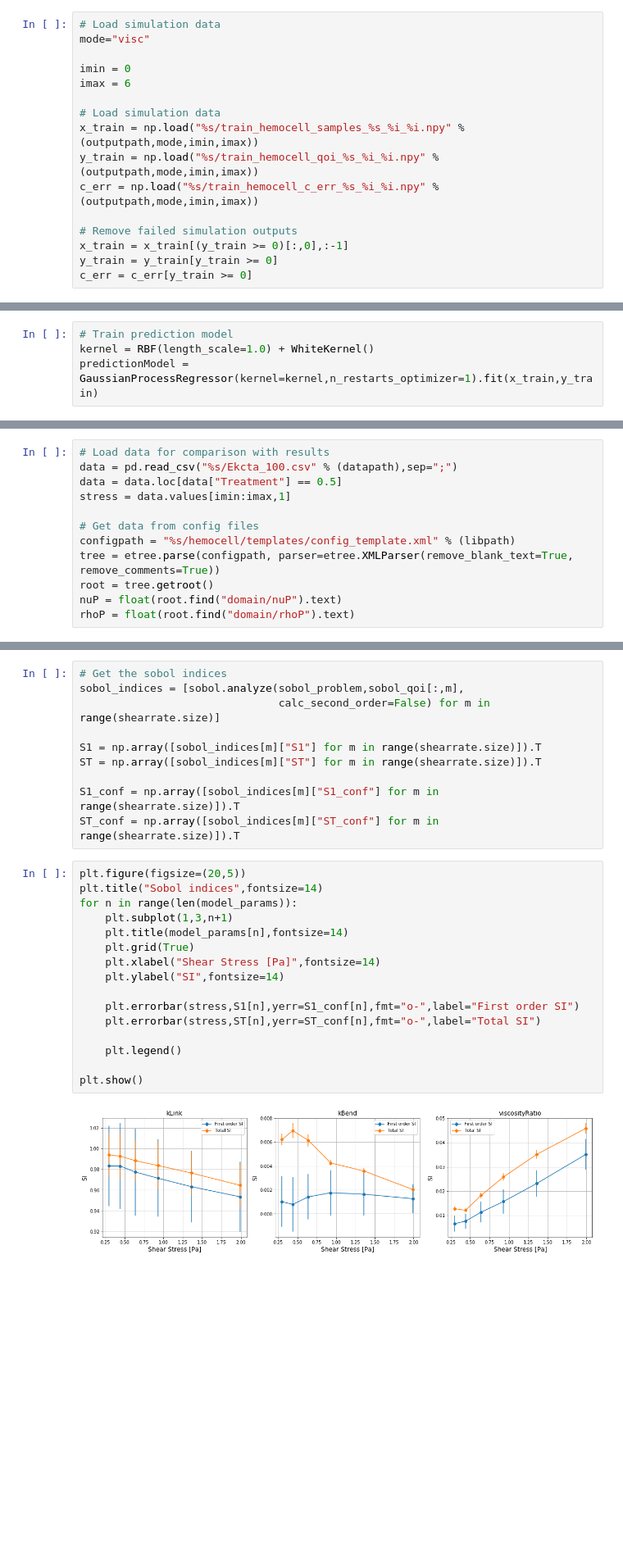
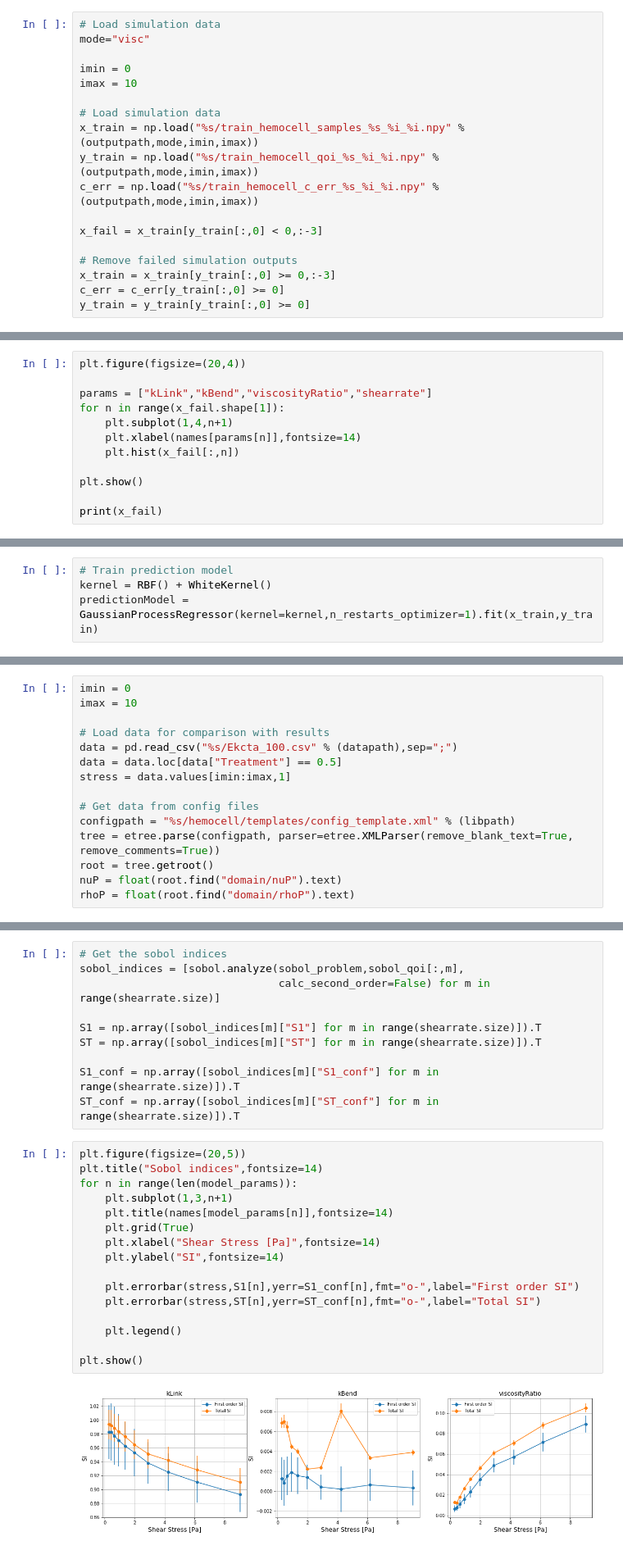
Before and after one commit to devrieskevin/IUQ-Project, a Jupyter notebook: GP_hemocell_analysis.ipynb, the cells around one changed output, grey strips where cells are left out. Shown at 82% size. Saved outputs shown, nothing was run; the diff lists cells and outputs as text; blank space fills up the shorter version.

```diff
--- a/GP_hemocell_analysis.ipynb
+++ b/GP_hemocell_analysis.ipynb
@@ -31,17 +37,19 @@ np.random.seed(6345789)
 mode="visc"
 
 imin = 0
-imax = 6
+imax = 10
 
 # Load simulation data
 x_train = np.load("%s/train_hemocell_samples_%s_%i_%i.npy" % (outputpath,mode,imin,imax))
 y_train = np.load("%s/train_hemocell_qoi_%s_%i_%i.npy" % (outputpath,mode,imin,imax))
 c_err = np.load("%s/train_hemocell_c_err_%s_%i_%i.npy" % (outputpath,mode,imin,imax))
 
+x_fail = x_train[y_train[:,0] < 0,:-3]
+
 # Remove failed simulation outputs
-x_train = x_train[(y_train >= 0)[:,0],:-1]
-y_train = y_train[y_train >= 0]
-c_err = c_err[y_train >= 0]
+x_train = x_train[y_train[:,0] >= 0,:-3]
+c_err = c_err[y_train[:,0] >= 0]
+y_train = y_train[y_train[:,0] >= 0]
 # %%
 plt.figure(figsize=(20,5))
 
@@ -57,0 +68,12 @@ plt.show()
+# %%
+plt.figure(figsize=(20,4))
+
+params = ["kLink","kBend","viscosityRatio","shearrate"]
+for n in range(x_fail.shape[1]):
+    plt.subplot(1,4,n+1)
+    plt.xlabel(names[params[n]],fontsize=14)
+    plt.hist(x_fail[:,n])
+
+plt.show()
+
+print(x_fail)
@@ -59,11 +102,14 @@ plt.show()
 ## Train prediction model
 # %%
 # Train prediction model
-kernel = RBF(length_scale=1.0) + WhiteKernel()
+kernel = RBF() + WhiteKernel()
 predictionModel = GaussianProcessRegressor(kernel=kernel,n_restarts_optimizer=1).fit(x_train,y_train)
 # %% [markdown]
 ## Sentivity Analysis
 # %%
+imin = 0
+imax = 10
+
 # Load data for comparison with results
 data = pd.read_csv("%s/Ekcta_100.csv" % (datapath),sep=";")
 data = data.loc[data["Treatment"] == 0.5]
@@ -123,21 +169,21 @@ ST_conf = np.array([sobol_indices[m]["ST_conf"] for m in range(shearrate.size)])
 # %%
 plt.figure(figsize=(20,5))
 plt.title("Sobol indices",fontsize=14)
 for n in range(len(model_params)):
     plt.subplot(1,3,n+1)
-    plt.title(model_params[n],fontsize=14)
+    plt.title(names[model_params[n]],fontsize=14)
     plt.grid(True)
     plt.xlabel("Shear Stress [Pa]",fontsize=14)
     plt.ylabel("SI",fontsize=14)
 
     plt.errorbar(stress,S1[n],yerr=S1_conf[n],fmt="o-",label="First order SI")
     plt.errorbar(stress,ST[n],yerr=ST_conf[n],fmt="o-",label="Total SI")
 
     plt.legend()
 
 plt.show()
 # %% [output]
-[figure, old version]
+[figure, new version]
 # %% [markdown]
 ## Setup TMCMC sampling
 # %%
```
Also changed, not shown: parts of 19 cells of this notebook, 34 other files.
